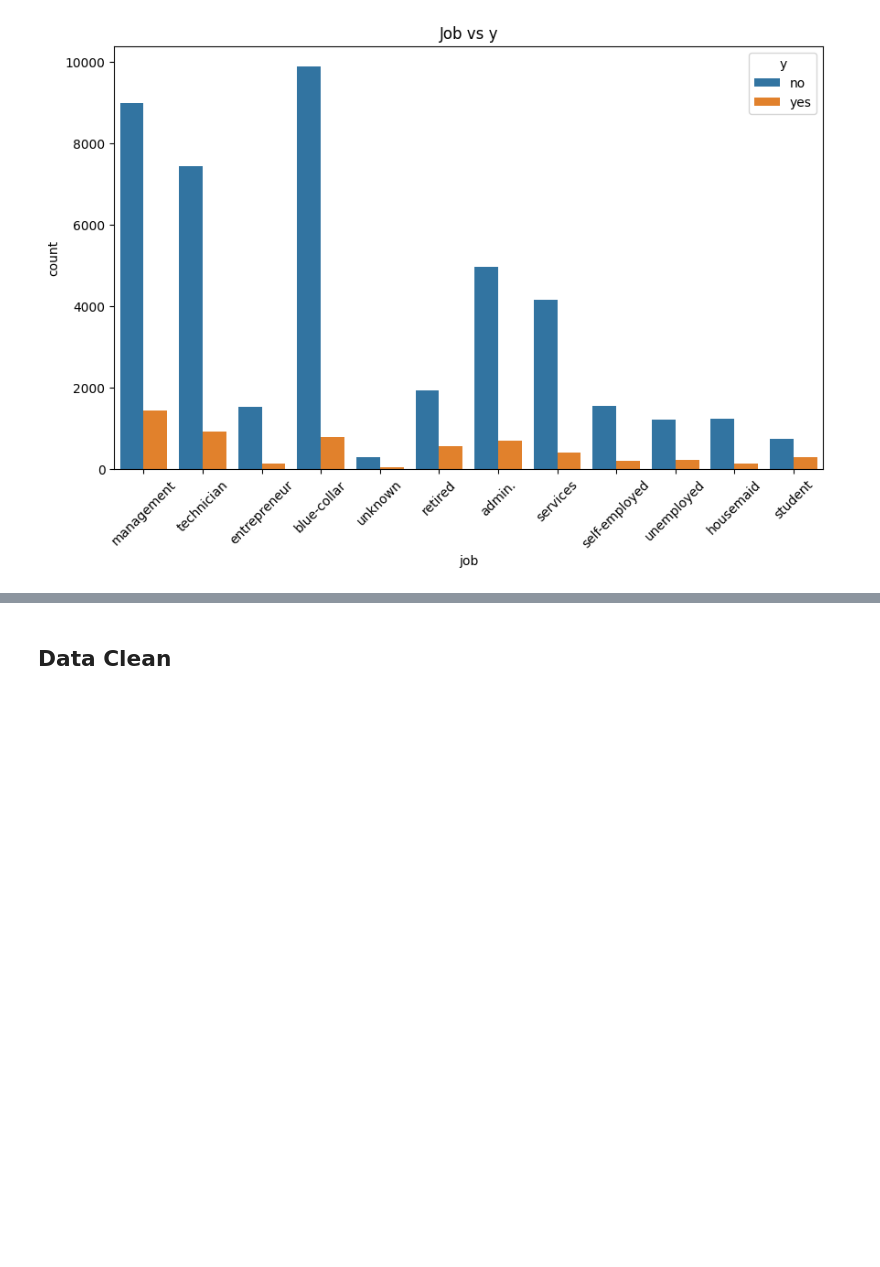
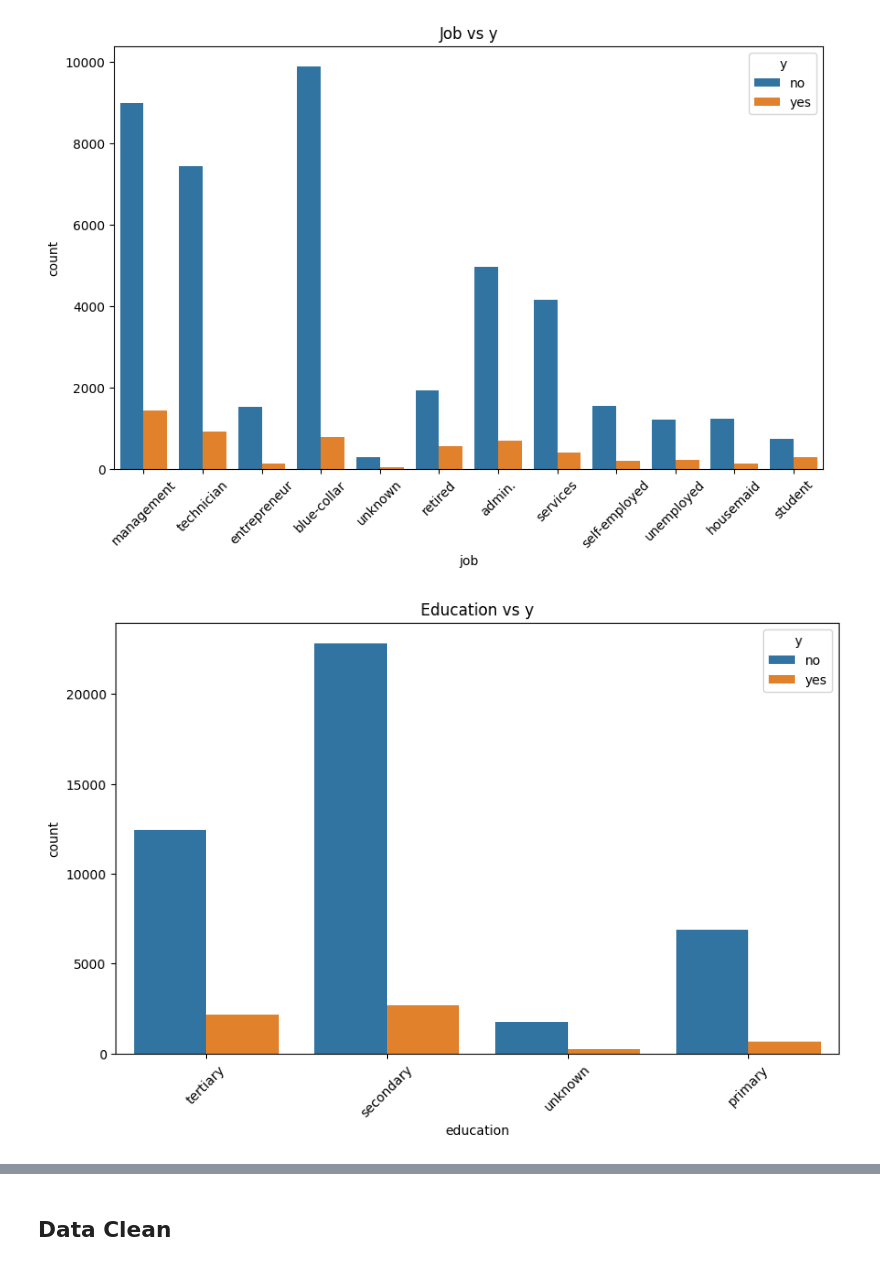
Before and after one commit to Aimermer/schulich_data_science, a Jupyter notebook: Group exercise.ipynb, the cells around one changed output, grey strips where cells are left out. Drawn from its saved outputs; the diff is of its cells as text; code cells hidden in the pictures; blank space fills up the shorter version.

```diff
--- a/Group exercise.ipynb
+++ b/Group exercise.ipynb
@@ -177,3 +177,11 @@ plt.xticks(rotation=45)
 plt.show()
 # %% [output]
 [figure]
+# %%
+plt.figure(figsize=(10, 6))
+sns.countplot(x='education', hue='y', data=df_combined)
+plt.title('Education vs y')
+plt.xticks(rotation=45)
+plt.show()
+# %% [output]
+[figure, added]
```
Also changed, not shown: parts of 29 cells of this notebook.
